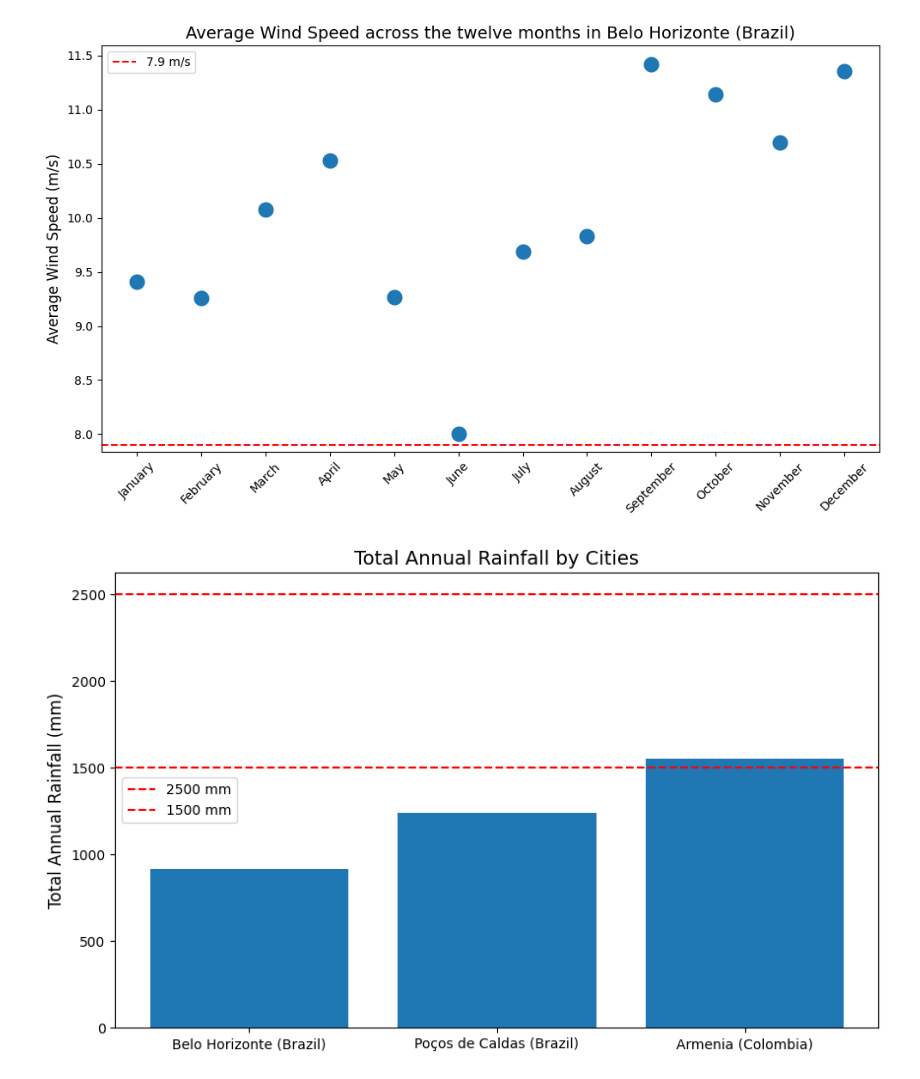
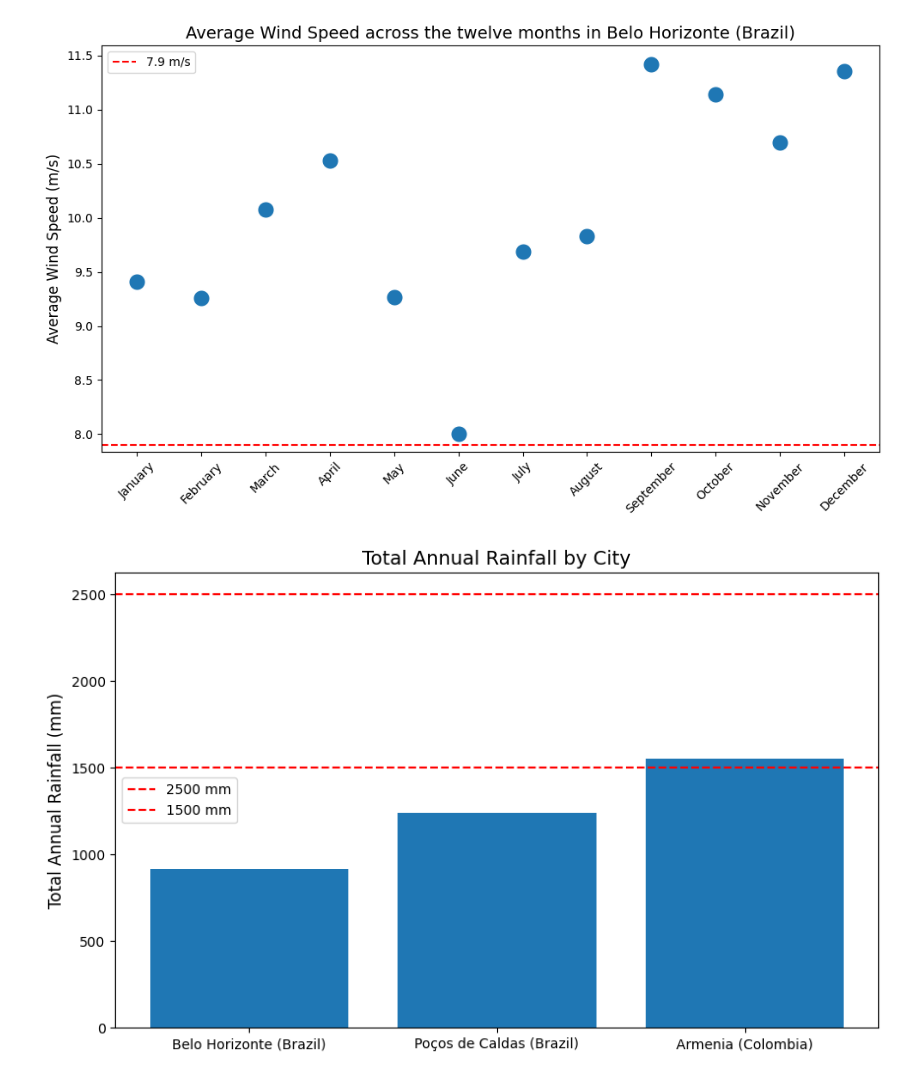
Before and after one commit to shadzic/ESMT_2024_DataScraping_Students, a Jupyter notebook: main_all_cities.ipynb, the cells around one changed output. Saved outputs shown, nothing was run; the diff lists cells and outputs as text; code cells hidden in the pictures.

Commit message:
final draft of city determination

```diff
--- a/main_all_cities.ipynb
+++ b/main_all_cities.ipynb
@@ -536,27 +555,27 @@ plt.show()
 # %%
 # total annual rainfall for each region
 annual_rainfall_BH = df_BH['prcp'].sum()
 annual_rainfall_PDC = df_PDC['prcp'].sum()
 annual_rainfall_Armenia = df_armenia['prcp'].sum()
 
 
 annual_rainfall = pd.DataFrame({
     'Region': ['Belo Horizonte (Brazil)', 'Poços de Caldas (Brazil)', 'Armenia (Colombia)'],
     'Total Rainfall (mm)': [annual_rainfall_BH, annual_rainfall_PDC, annual_rainfall_Armenia]
 })
 
 
 plt.figure(figsize=(10, 6))
 plt.bar(annual_rainfall['Region'], annual_rainfall['Total Rainfall (mm)'])
-plt.title('Total Annual Rainfall by Cities', fontsize=14)
+plt.title('Total Annual Rainfall by City', fontsize=14)
 
 plt.ylabel('Total Annual Rainfall (mm)', fontsize=12)
 
 # cutoff lines for reference
 plt.axhline(y=2500, color='red', linestyle='--', label='2500 mm')
 plt.axhline(y=1500, color='red', linestyle='--', label='1500 mm')
 
 plt.legend()
 plt.show()
 # %% [output]
-[figure, old version]
+[figure, new version]
```
Also changed, not shown: parts of 4 cells of this notebook.
